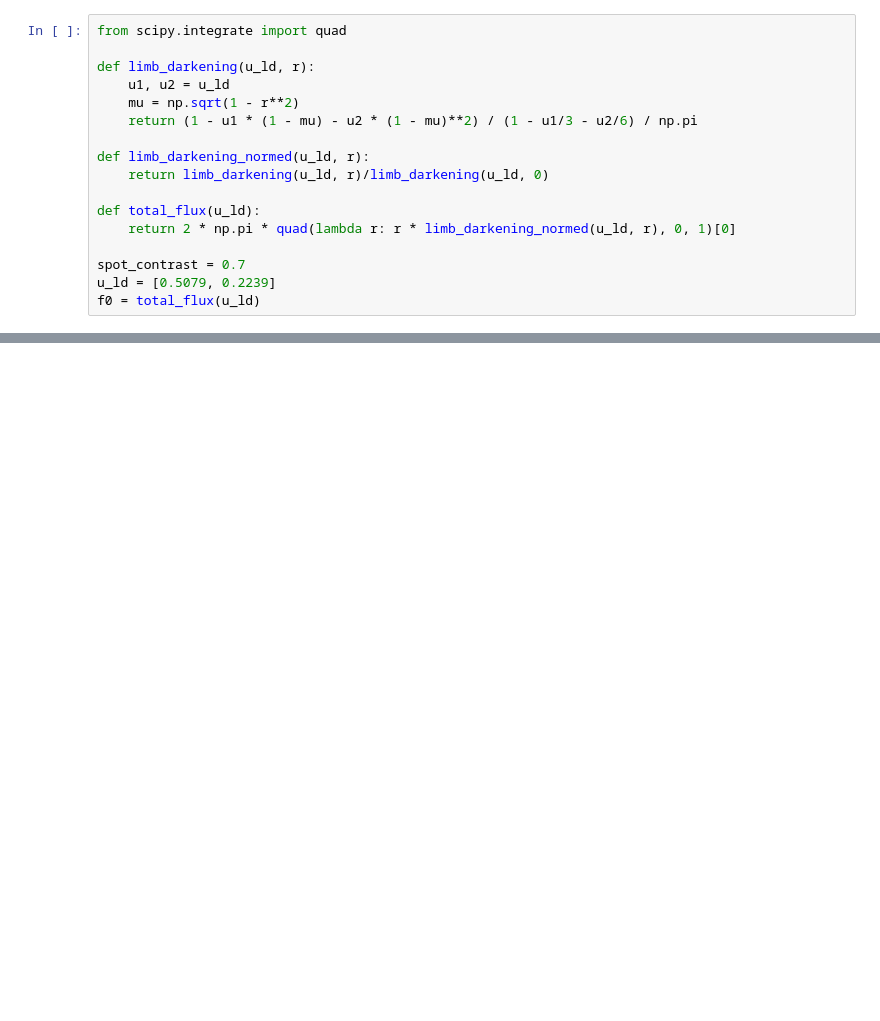
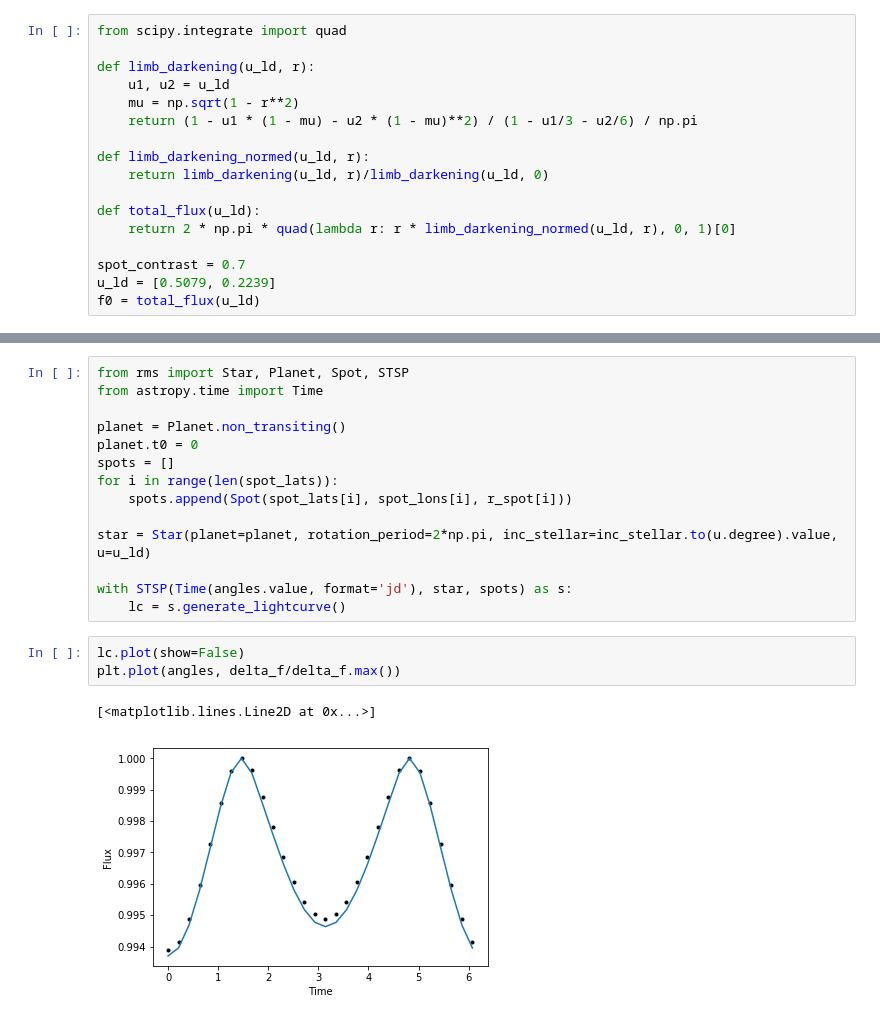
Before and after one commit to bmorris3/zeitsprung, a Jupyter notebook: analytic.ipynb, the cells around one changed output, grey strips where cells are left out. Cells and saved outputs as stored; diff of their text form; blank space fills up the shorter version.

Commit message:
STSP validated analytic solution

```diff
--- a/analytic.ipynb
+++ b/analytic.ipynb
@@ -52,0 +72,20 @@ plt.plot(angles, delta_f.data)
+# %%
+from rms import Star, Planet, Spot, STSP
+from astropy.time import Time
+
+planet = Planet.non_transiting()
+planet.t0 = 0
+spots = []
+for i in range(len(spot_lats)):
+    spots.append(Spot(spot_lats[i], spot_lons[i], r_spot[i]))
+
+star = Star(planet=planet, rotation_period=2*np.pi, inc_stellar=inc_stellar.to(u.degree).value, u=u_ld)
+
+with STSP(Time(angles.value, format='jd'), star, spots) as s:
+    lc = s.generate_lightcurve()
+# %%
+lc.plot(show=False)
+plt.plot(angles, delta_f/delta_f.max())
+# %% [output]
+[<matplotlib.lines.Line2D at 0x...>]
+[figure, added]
```
Also changed, not shown: parts of 7 cells of this notebook.
